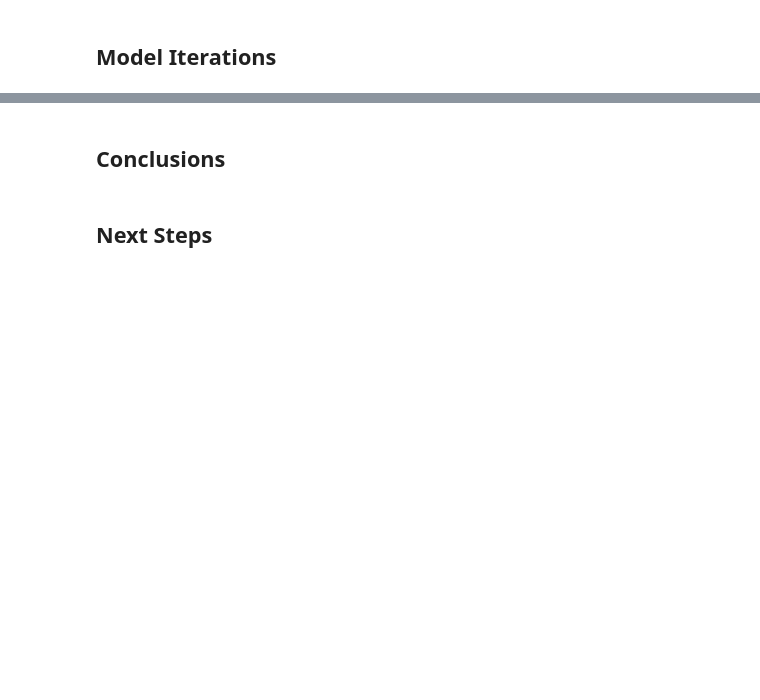
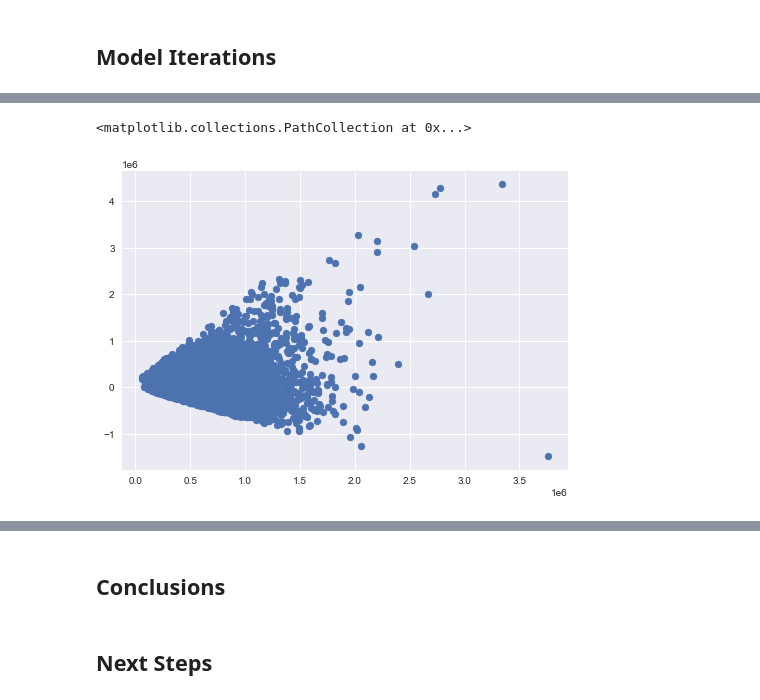
Before and after one commit to Luv2bnanook44/phase_2_project_quanggang, a Jupyter notebook: final_notebook.ipynb, the cells around one changed output, grey strips where cells are left out. Drawn from its saved outputs; the diff is of its cells as text; code cells hidden in the pictures; blank space fills up the shorter version.

```diff
--- a/final_notebook.ipynb
+++ b/final_notebook.ipynb
@@ -400,0 +482,8 @@ Let's see how the patterns found in our analysis play out in our inferential mod
+# %%
+# Checking for homoscedasticity
+x = fsm.predict(model_data['sqft_living'])
+y = fsm.resid
+plt.scatter(x, y)
+# %% [output]
+<matplotlib.collections.PathCollection at 0x...>
+[figure, added]
```
Also changed, not shown: parts of 24 cells of this notebook, 4 other files.
